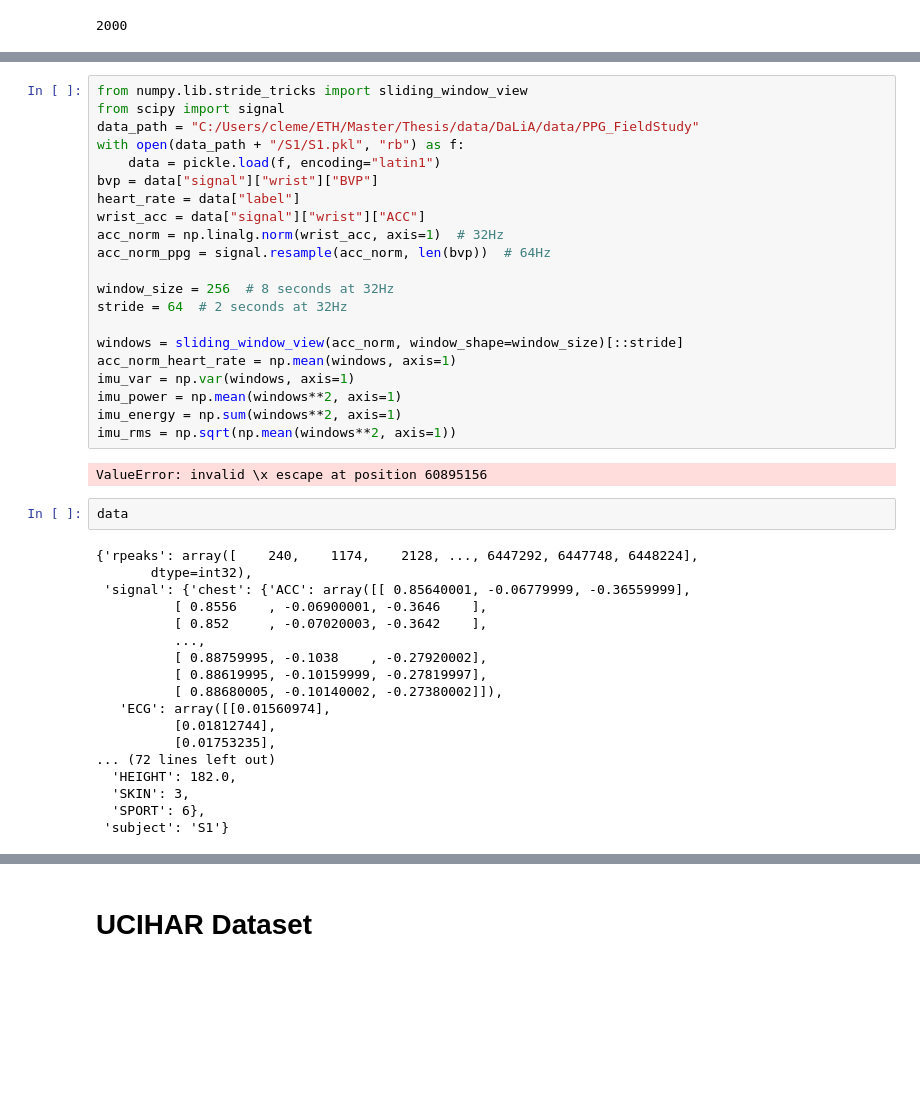
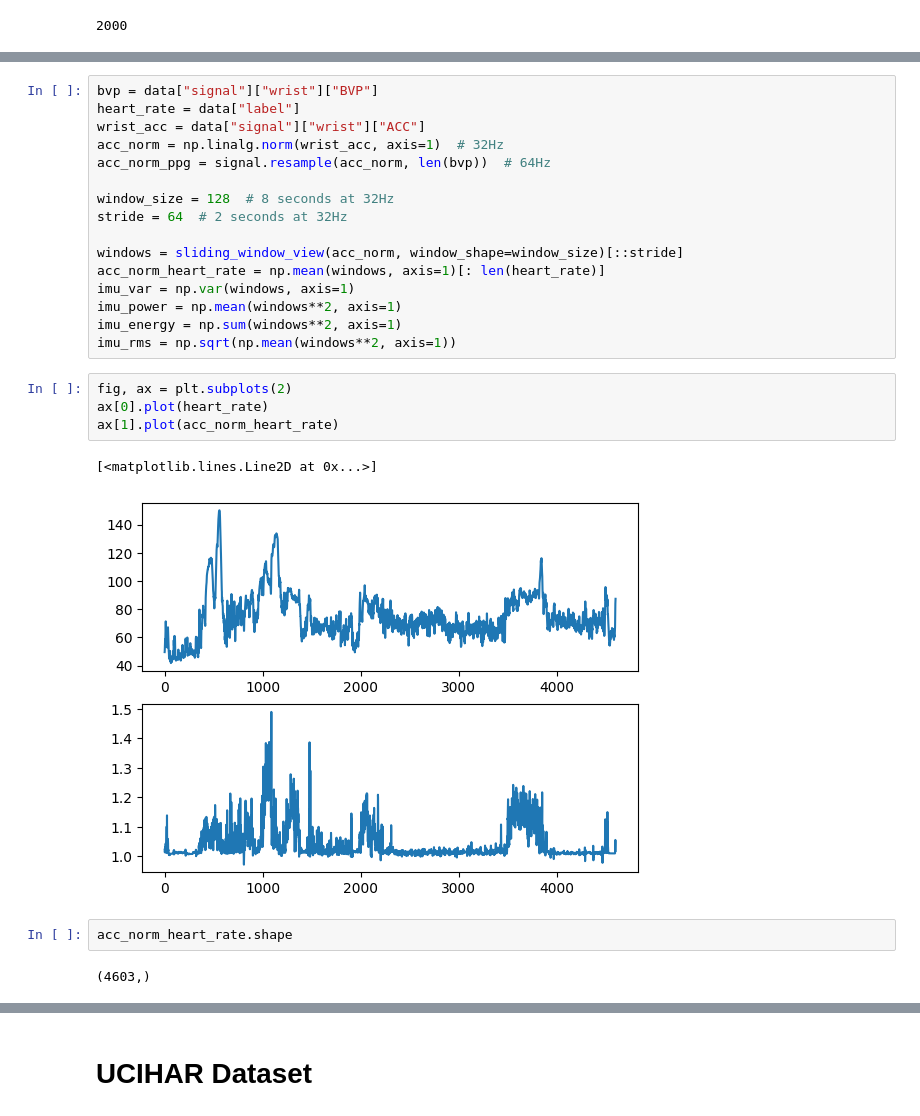
Before and after one commit to Taobyte/thesis, a Jupyter notebook: src/notebooks/dataset_exploration.ipynb, the cells around one changed output, grey strips where cells are left out. Cells and saved outputs as stored; diff of their text form; blank space fills up the shorter version.

```diff
--- a/src/notebooks/dataset_exploration.ipynb
+++ b/src/notebooks/dataset_exploration.ipynb
@@ -252,43 +260,27 @@ len(serie)
 # %%
-from numpy.lib.stride_tricks import sliding_window_view
-from scipy import signal
-data_path = "C:/Users/cleme/ETH/Master/Thesis/data/DaLiA/data/PPG_FieldStudy"
-with open(data_path + "/S1/S1.pkl", "rb") as f:
-    data = pickle.load(f, encoding="latin1")
 bvp = data["signal"]["wrist"]["BVP"]
 heart_rate = data["label"]
 wrist_acc = data["signal"]["wrist"]["ACC"]
 acc_norm = np.linalg.norm(wrist_acc, axis=1)  # 32Hz
 acc_norm_ppg = signal.resample(acc_norm, len(bvp))  # 64Hz
 
-window_size = 256  # 8 seconds at 32Hz
+window_size = 128  # 8 seconds at 32Hz
 stride = 64  # 2 seconds at 32Hz
 
 windows = sliding_window_view(acc_norm, window_shape=window_size)[::stride]
-acc_norm_heart_rate = np.mean(windows, axis=1)
+acc_norm_heart_rate = np.mean(windows, axis=1)[: len(heart_rate)]
 imu_var = np.var(windows, axis=1)
 imu_power = np.mean(windows**2, axis=1)
 imu_energy = np.sum(windows**2, axis=1)
 imu_rms = np.sqrt(np.mean(windows**2, axis=1))
-# %% [output]
-ValueError: invalid \x escape at position 60895156
-# %%
-data
-# %% [output]
-{'rpeaks': array([    240,    1174,    2128, ..., 6447292, 6447748, 6448224],
-       dtype=int32),
- 'signal': {'chest': {'ACC': array([[ 0.85640001, -0.06779999, -0.36559999],
-          [ 0.8556    , -0.06900001, -0.3646    ],
-          [ 0.852     , -0.07020003, -0.3642    ],
-          ...,
-          [ 0.88759995, -0.1038    , -0.27920002],
-          [ 0.88619995, -0.10159999, -0.27819997],
-          [ 0.88680005, -0.10140002, -0.27380002]]),
-   'ECG': array([[0.01560974],
-          [0.01812744],
-          [0.01753235],
-... (72 lines left out)
-  'HEIGHT': 182.0,
-  'SKIN': 3,
-  'SPORT': 6},
- 'subject': 'S1'}
+# %%
+fig, ax = plt.subplots(2)
+ax[0].plot(heart_rate)
+ax[1].plot(acc_norm_heart_rate)
+# %% [output]
+[<matplotlib.lines.Line2D at 0x...>]
+[figure, added]
+# %%
+acc_norm_heart_rate.shape
+# %% [output]
+(4603,)
```
Also changed, not shown: parts of 2 cells of this notebook, 4 other files.
